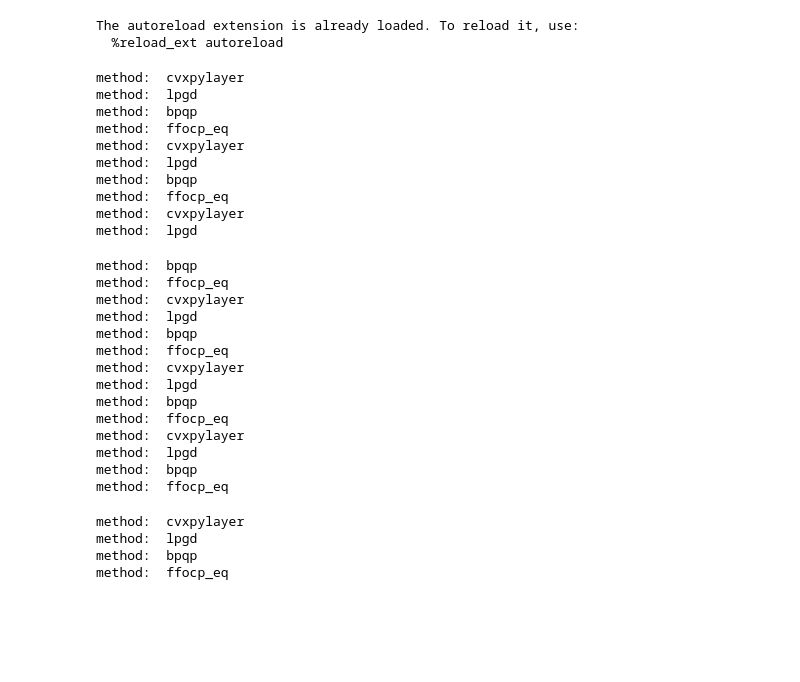
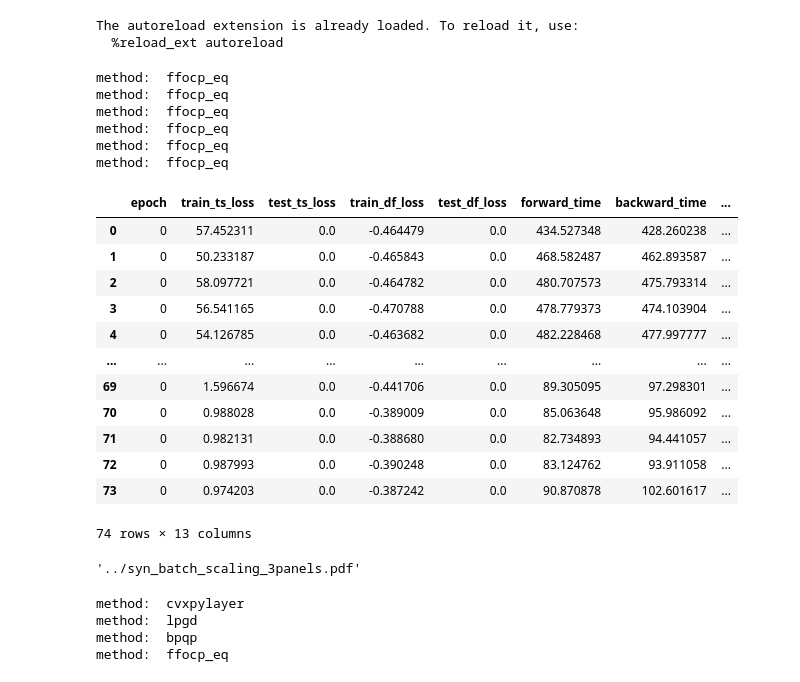
Before and after one commit to GT-KOALA/FFOLayer, a Jupyter notebook: plot_results_synthetic.ipynb, the cells around one changed output. Cells and saved outputs as stored; diff of their text form; code cells hidden in the pictures; blank space fills up the shorter version.

Commit message:
added batch plots

```diff
--- a/plot_results_synthetic.ipynb
+++ b/plot_results_synthetic.ipynb
@@ -13,20 +13,17 @@ The autoreload extension is already loaded. To reload it, use:
 sns.set_theme(style="whitegrid", context="talk")
 palette = sns.color_palette()
 # %%
+# PLOT BATCH ABLATION
 ROOT = ".."
 
 METHODS = [
-    "cvxpylayer",
-    "lpgd",
-    "bpqp",
     "ffocp_eq",
 ]
 METHODS_LEGEND = {
-    "cvxpylayer": "CvxpyLayer",
-    "lpgd": "LPGD",
-    "bpqp": "BPQP",
     "ffocp_eq": "FFOCP",
 }
+
+method_order = [METHODS_LEGEND[m] for m in METHODS]
 
 df_all = load_results_across_batches(
     root_dir=ROOT,
@@ -36,44 +33,38 @@ df_all = load_results_across_batches(
     methods_legend=METHODS_LEGEND,
 )
 # %% [output]
-method:  cvxpylayer
-method:  lpgd
-method:  bpqp
 method:  ffocp_eq
-method:  cvxpylayer
-method:  lpgd
-method:  bpqp
 method:  ffocp_eq
-method:  cvxpylayer
-method:  lpgd
+method:  ffocp_eq
+method:  ffocp_eq
+method:  ffocp_eq
+method:  ffocp_eq
-method:  bpqp
-method:  ffocp_eq
-method:  cvxpylayer
-method:  lpgd
-method:  bpqp
-method:  ffocp_eq
-method:  cvxpylayer
-method:  lpgd
-method:  bpqp
-method:  ffocp_eq
-method:  cvxpylayer
-method:  lpgd
-method:  bpqp
-method:  ffocp_eq
+# %%
+df_all
+# %% [output]
+|  | epoch | train_ts_loss | test_ts_loss | train_df_loss | test_df_loss | forward_time | backward_time | ... |
+| 0 | 0 | 57.452311 | 0.0 | -0.464479 | 0.0 | 434.527348 | 428.260238 | ... |
+| 1 | 0 | 50.233187 | 0.0 | -0.465843 | 0.0 | 468.582487 | 462.893587 | ... |
+| 2 | 0 | 58.097721 | 0.0 | -0.464782 | 0.0 | 480.707573 | 475.793314 | ... |
+| 3 | 0 | 56.541165 | 0.0 | -0.470788 | 0.0 | 478.779373 | 474.103904 | ... |
+| 4 | 0 | 54.126785 | 0.0 | -0.463682 | 0.0 | 482.228468 | 477.997777 | ... |
+| ... | ... | ... | ... | ... | ... | ... | ... | ... |
+| 69 | 0 | 1.596674 | 0.0 | -0.441706 | 0.0 | 89.305095 | 97.298301 | ... |
+| 70 | 0 | 0.988028 | 0.0 | -0.389009 | 0.0 | 85.063648 | 95.986092 | ... |
+| 71 | 0 | 0.982131 | 0.0 | -0.388680 | 0.0 | 82.734893 | 94.441057 | ... |
+| 72 | 0 | 0.987993 | 0.0 | -0.390248 | 0.0 | 83.124762 | 93.911058 | ... |
+| 73 | 0 | 0.974203 | 0.0 | -0.387242 | 0.0 | 90.870878 | 102.601617 | ... |
+74 rows × 13 columns
 # %%
 df_all["method"] = pd.Categorical(df_all["method"], categories=method_order, ordered=True)
 
 plot_time_scaling_vs_batch(
     df_all,
-    time_names=("forward_time", "backward_time"),
     plot_path=ROOT,
-    plot_name_tag="syn",
     methods_order=method_order,
-    markers_dict=markers_dict,
-    filter_ydim=200,              # <-- 改成你 batch ablation 用的 ydim
-    logx=True,
-    logy=False,
 )
+# %% [output]
+'../syn_batch_scaling_3panels.pdf'
 # %%
 # PLOT GENERAL TASK -- SOC
 
```
Also changed, not shown: 13 other files.
